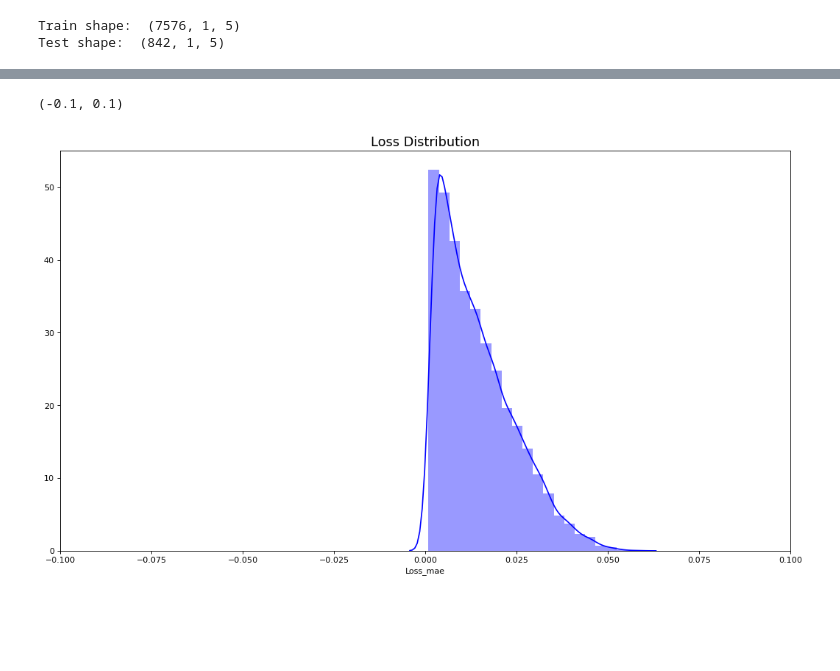
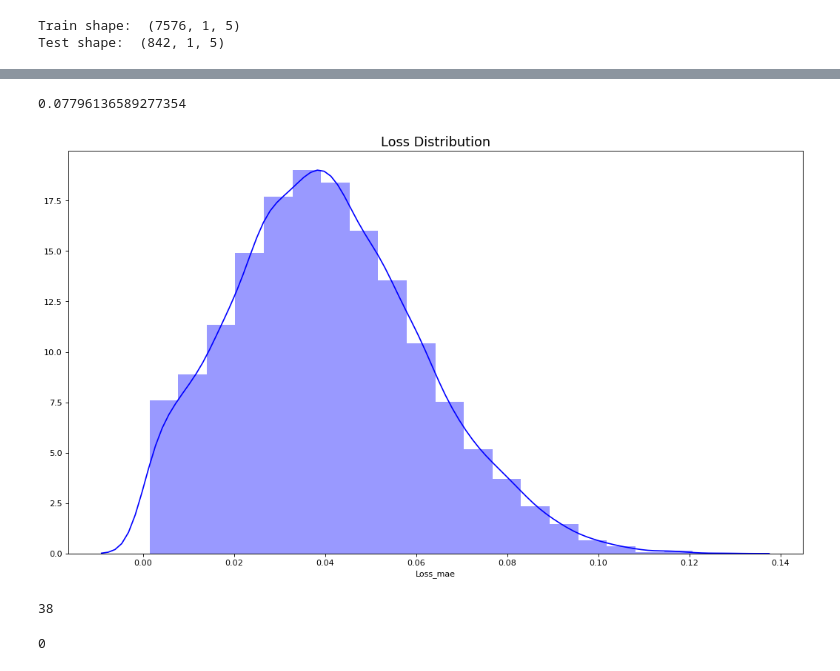
Before and after one commit to AbdulAsyraf/psm_learning, a Jupyter notebook: ModelCreation.ipynb, the cells around one changed output, grey strips where cells are left out. Cells and saved outputs as stored; diff of their text form; code cells hidden in the pictures; blank space fills up the shorter version.

Commit message:
added self threshold definition

```diff
--- a/ModelCreation.ipynb
+++ b/ModelCreation.ipynb
@@ -164,17 +164,63 @@ plt.show()
 # %%
 # loss distribution to determine threshold for anomaly
 x_pred = model.predict(x_train)
 x_pred = x_pred.reshape(x_pred.shape[0], x_pred.shape[2])
 x_pred = pd.DataFrame(x_pred, columns=train.columns)
 x_pred.index = train.index
 
 scored = pd.DataFrame(index=train.index)
 xtrain = x_train.reshape(x_train.shape[0], x_train.shape[2])
 scored['Loss_mae'] = np.mean(np.abs(x_pred - xtrain), axis=1)
 plt.figure(figsize=(16,9), dpi=80)
 plt.title('Loss Distribution', fontsize=16)
+
+scoreSorted = np.sort(scored['Loss_mae'])
+threshold = scoreSorted[int(0.95 * len(scoreSorted))]
 sns.distplot(scored['Loss_mae'], bins=20, kde=True, color='blue');
-plt.xlim([-0.1, 0.1])
+
+print(threshold)
 # %% [output]
-(-0.1, 0.1)
+0.07796136589277354
-[figure, old version]
+[figure, new version]
+# %%
+# do anomaly thingy on the test set
+x_pred = model.predict(x_test)
+x_pred = x_pred.reshape(x_pred.shape[0], x_pred.shape[2])
+x_pred = pd.DataFrame(x_pred, columns=test.columns)
+x_pred.index = test.index
+
+scored = pd.DataFrame(index=test.index)
+xtest = x_test.reshape(x_test.shape[0], x_test.shape[2])
+scored['Loss_mae'] = np.mean(np.abs(x_pred-xtest), axis = 1)
+scored['Threshold'] = threshold
+scored['Anomaly'] = scored['Loss_mae'] > scored['Threshold']
+scored.head()
+
+countAnom = 0
+for i in range(len(scored)):
+    if scored['Anomaly'][i] == True:
+        countAnom = countAnom + 1
+
+print(countAnom)
+# %% [output]
+38
+# %%
+x_pred_train = model.predict(x_train)
+x_pred_train = x_pred_train.reshape(x_pred_train.shape[0], x_pred_train.shape[2])
+x_pred_train = pd.DataFrame(x_pred_train, columns=test.columns)
+x_pred_train.index = train.index
+
+scored_train = pd.DataFrame(index=test.index)
+scored_train['Loss_mae'] = np.mean(np.abs(x_pred_train-xtrain), axis = 1)
+scored_train['Threshold'] = threshold
+scored_train['Anomaly'] = scored_train['Loss_mae'] > scored_train['Threshold']
+scored = pd.concat([scored_train, scored])
+
+countAnom = 0
+for i in range(len(scored_train)):
+    if scored_train['Anomaly'][i] == True:
+        countAnom = countAnom + 1
+
+print(countAnom)
+# %% [output]
+0
```
Also changed, not shown: parts of 3 cells of this notebook.
